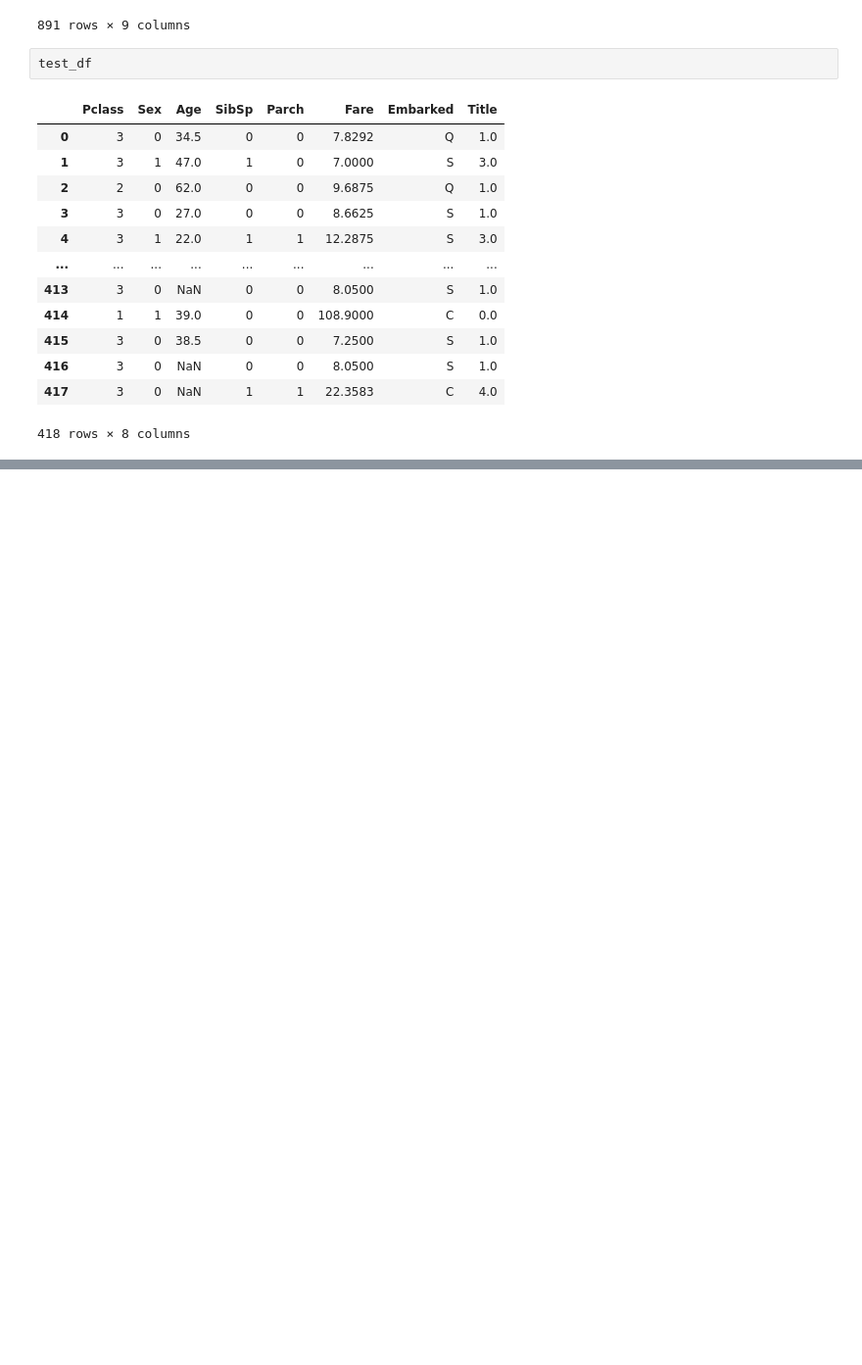
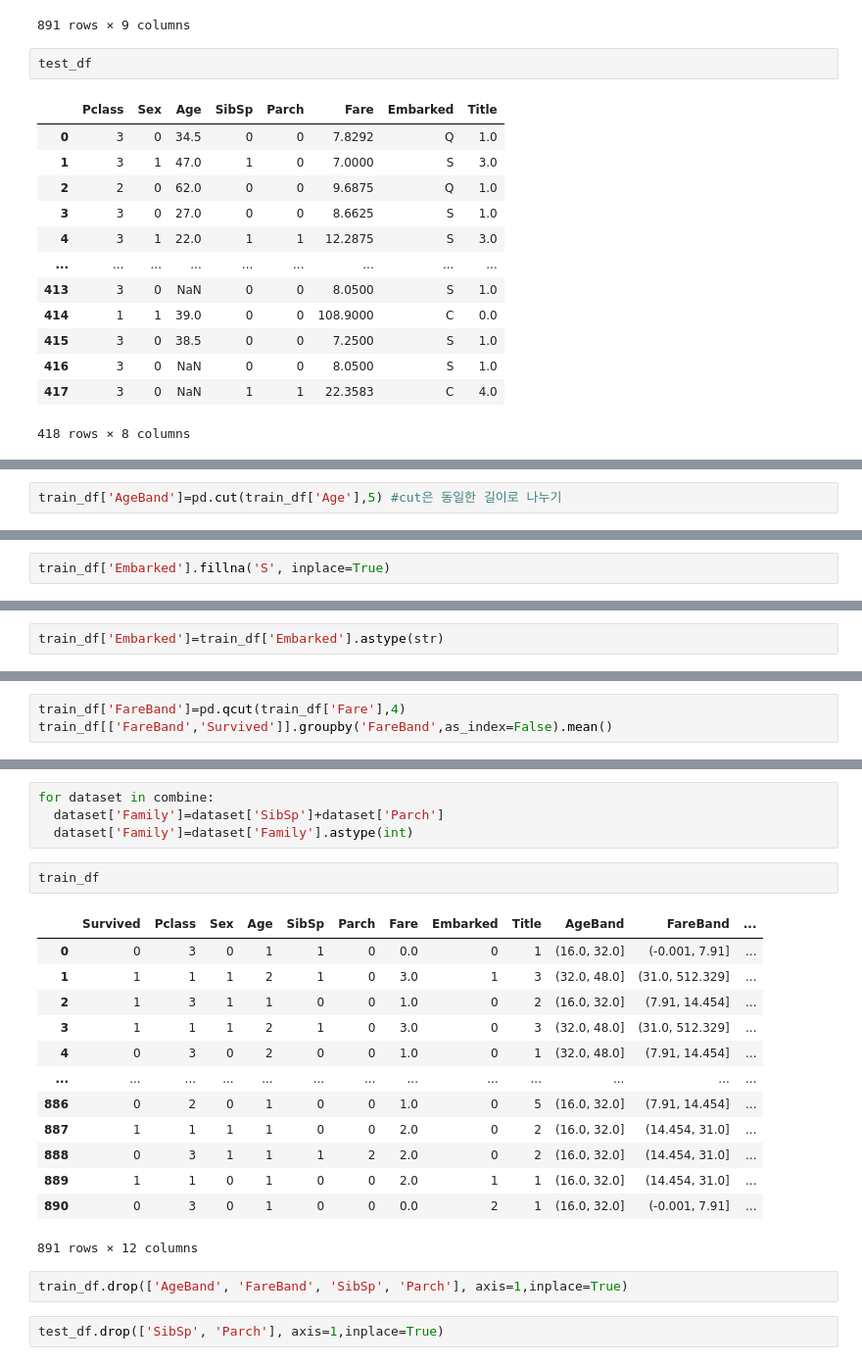
Before and after one commit to OhyunHighSchoolML/joongang, a Jupyter notebook: titanic.ipynb, the cells around one changed output, grey strips where cells are left out. Shown: that part at 98% size. Drawn from its saved outputs; the diff is of its cells as text; blank space fills up the shorter version.

```diff
--- a/titanic.ipynb
+++ b/titanic.ipynb
@@ -400,0 +446,2 @@ test_df
+# %%
+train_df['AgeBand']=pd.cut(train_df['Age'],5) #cut은 동일한 길이로 나누기
@@ -400,0 +546,2 @@ test_df
+# %%
+train_df['Embarked'].fillna('S', inplace=True)
@@ -400,0 +552,2 @@ test_df
+# %%
+train_df['Embarked']=train_df['Embarked'].astype(str)
@@ -400,0 +606,3 @@ test_df
+# %%
+train_df['FareBand']=pd.qcut(train_df['Fare'],4)
+train_df[['FareBand','Survived']].groupby('FareBand',as_index=False).mean()
@@ -400,0 +637,24 @@ test_df
+# %%
+for dataset in combine:
+  dataset['Family']=dataset['SibSp']+dataset['Parch']
+  dataset['Family']=dataset['Family'].astype(int)
+# %%
+train_df
+# %% [output]
+|  | Survived | Pclass | Sex | Age | SibSp | Parch | Fare | Embarked | Title | AgeBand | FareBand | ... |
+| 0 | 0 | 3 | 0 | 1 | 1 | 0 | 0.0 | 0 | 1 | (16.0, 32.0] | (-0.001, 7.91] | ... |
+| 1 | 1 | 1 | 1 | 2 | 1 | 0 | 3.0 | 1 | 3 | (32.0, 48.0] | (31.0, 512.329] | ... |
+| 2 | 1 | 3 | 1 | 1 | 0 | 0 | 1.0 | 0 | 2 | (16.0, 32.0] | (7.91, 14.454] | ... |
+| 3 | 1 | 1 | 1 | 2 | 1 | 0 | 3.0 | 0 | 3 | (32.0, 48.0] | (31.0, 512.329] | ... |
+| 4 | 0 | 3 | 0 | 2 | 0 | 0 | 1.0 | 0 | 1 | (32.0, 48.0] | (7.91, 14.454] | ... |
+| ... | ... | ... | ... | ... | ... | ... | ... | ... | ... | ... | ... | ... |
+| 886 | 0 | 2 | 0 | 1 | 0 | 0 | 1.0 | 0 | 5 | (16.0, 32.0] | (7.91, 14.454] | ... |
+| 887 | 1 | 1 | 1 | 1 | 0 | 0 | 2.0 | 0 | 2 | (16.0, 32.0] | (14.454, 31.0] | ... |
+| 888 | 0 | 3 | 1 | 1 | 1 | 2 | 2.0 | 0 | 2 | (16.0, 32.0] | (14.454, 31.0] | ... |
+| 889 | 1 | 1 | 0 | 1 | 0 | 0 | 2.0 | 1 | 1 | (16.0, 32.0] | (14.454, 31.0] | ... |
+| 890 | 0 | 3 | 0 | 1 | 0 | 0 | 0.0 | 2 | 1 | (16.0, 32.0] | (-0.001, 7.91] | ... |
+891 rows × 12 columns
+# %%
+train_df.drop(['AgeBand', 'FareBand', 'SibSp', 'Parch'], axis=1,inplace=True)
+# %%
+test_df.drop(['SibSp', 'Parch'], axis=1,inplace=True)
```
Also changed, not shown: parts of 41 cells of this notebook.
